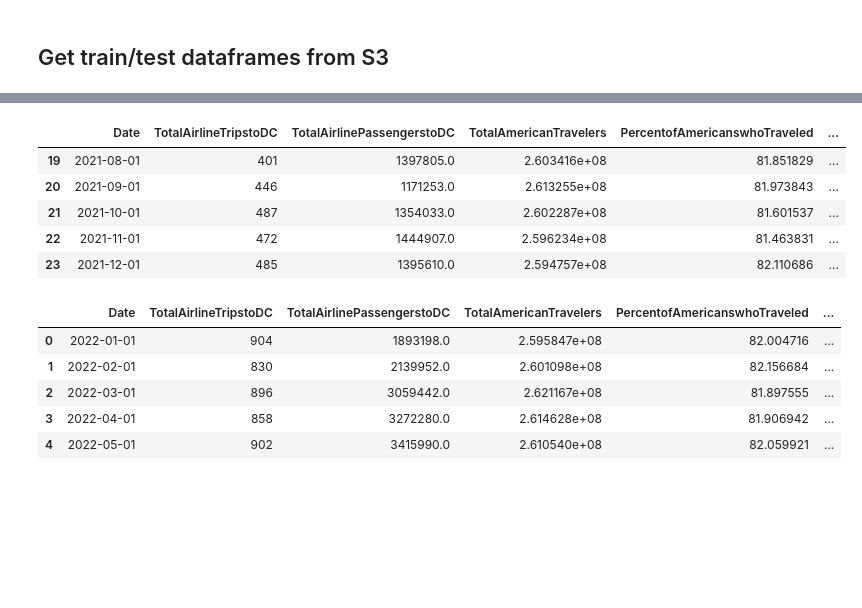
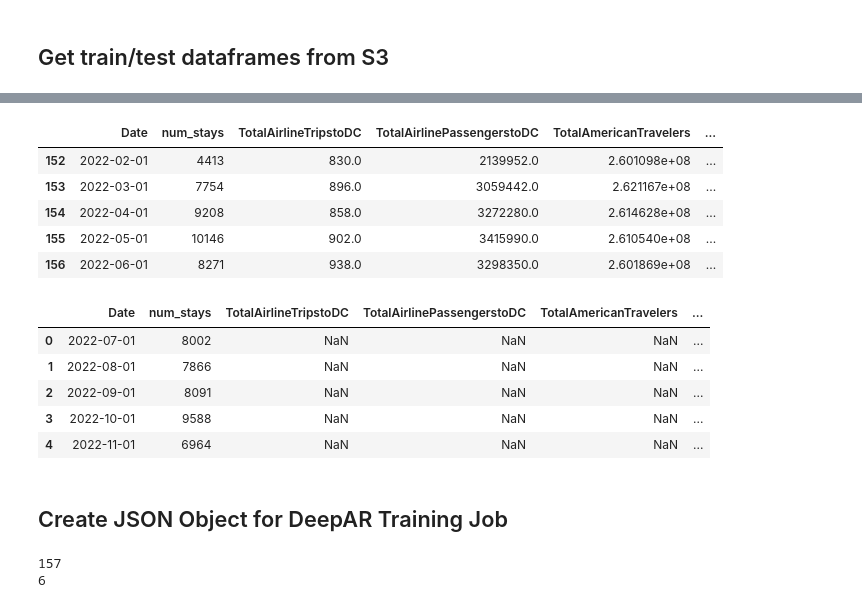
Before and after one commit to hdavis-sandiego/ADS508-Final, a Jupyter notebook: notebooks/03_data_train/iac_DeepAR.ipynb, the cells around one changed output, grey strips where cells are left out. Saved outputs shown, nothing was run; the diff lists cells and outputs as text; code cells hidden in the pictures; blank space fills up the shorter version.

```diff
--- a/notebooks/03_data_train/iac_DeepAR.ipynb
+++ b/notebooks/03_data_train/iac_DeepAR.ipynb
@@ -22,21 +29,23 @@ download: s3://aurelia-resort-data/model_train/train.csv to data/train.csv
 # %%
-train = pd.read_csv("data/train.csv")
-test = pd.read_csv("data/test.csv")
+train = pd.read_csv("data/train_nans.csv")
+test = pd.read_csv("data/test_nans.csv")
 # %%
+train['Date'] = pd.to_datetime(train['Date'])
 train.tail(5)
 # %% [output]
-|  | Date | TotalAirlineTripstoDC | TotalAirlinePassengerstoDC | TotalAmericanTravelers | PercentofAmericanswhoTraveled | ... |
-| 19 | 2021-08-01 | 401 | 1397805.0 | 2.603416e+08 | 81.851829 | ... |
-| 20 | 2021-09-01 | 446 | 1171253.0 | 2.613255e+08 | 81.973843 | ... |
-| 21 | 2021-10-01 | 487 | 1354033.0 | 2.602287e+08 | 81.601537 | ... |
-| 22 | 2021-11-01 | 472 | 1444907.0 | 2.596234e+08 | 81.463831 | ... |
-| 23 | 2021-12-01 | 485 | 1395610.0 | 2.594757e+08 | 82.110686 | ... |
+|  | Date | num_stays | TotalAirlineTripstoDC | TotalAirlinePassengerstoDC | TotalAmericanTravelers | ... |
+| 152 | 2022-02-01 | 4413 | 830.0 | 2139952.0 | 2.601098e+08 | ... |
+| 153 | 2022-03-01 | 7754 | 896.0 | 3059442.0 | 2.621167e+08 | ... |
+| 154 | 2022-04-01 | 9208 | 858.0 | 3272280.0 | 2.614628e+08 | ... |
+| 155 | 2022-05-01 | 10146 | 902.0 | 3415990.0 | 2.610540e+08 | ... |
+| 156 | 2022-06-01 | 8271 | 938.0 | 3298350.0 | 2.601869e+08 | ... |
 # %%
+test['Date'] = pd.to_datetime(test['Date'])
 test.head(5)
 # %% [output]
-|  | Date | TotalAirlineTripstoDC | TotalAirlinePassengerstoDC | TotalAmericanTravelers | PercentofAmericanswhoTraveled | ... |
-| 0 | 2022-01-01 | 904 | 1893198.0 | 2.595847e+08 | 82.004716 | ... |
-| 1 | 2022-02-01 | 830 | 2139952.0 | 2.601098e+08 | 82.156684 | ... |
-| 2 | 2022-03-01 | 896 | 3059442.0 | 2.621167e+08 | 81.897555 | ... |
-| 3 | 2022-04-01 | 858 | 3272280.0 | 2.614628e+08 | 81.906942 | ... |
-| 4 | 2022-05-01 | 902 | 3415990.0 | 2.610540e+08 | 82.059921 | ... |
+|  | Date | num_stays | TotalAirlineTripstoDC | TotalAirlinePassengerstoDC | TotalAmericanTravelers | ... |
+| 0 | 2022-07-01 | 8002 | NaN | NaN | NaN | ... |
+| 1 | 2022-08-01 | 7866 | NaN | NaN | NaN | ... |
+| 2 | 2022-09-01 | 8091 | NaN | NaN | NaN | ... |
+| 3 | 2022-10-01 | 9588 | NaN | NaN | NaN | ... |
+| 4 | 2022-11-01 | 6964 | NaN | NaN | NaN | ... |
@@ -42,0 +56,2 @@ test.head(5)
+# %% [markdown]
+## Create JSON Object for DeepAR Training Job
@@ -42,0 +79,6 @@ test.head(5)
+# %%
+print(len(train_json))
+print(len(test_json))
+# %% [output]
+157
+6
```
Also changed, not shown: parts of 22 cells of this notebook, 1 other file.
